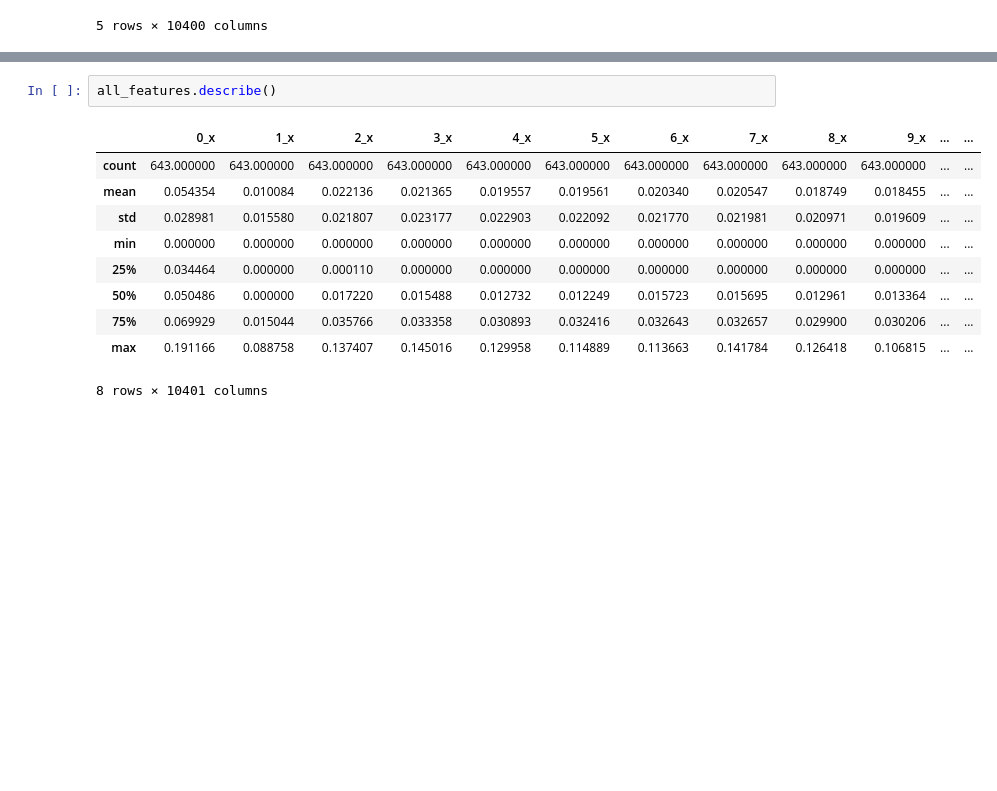
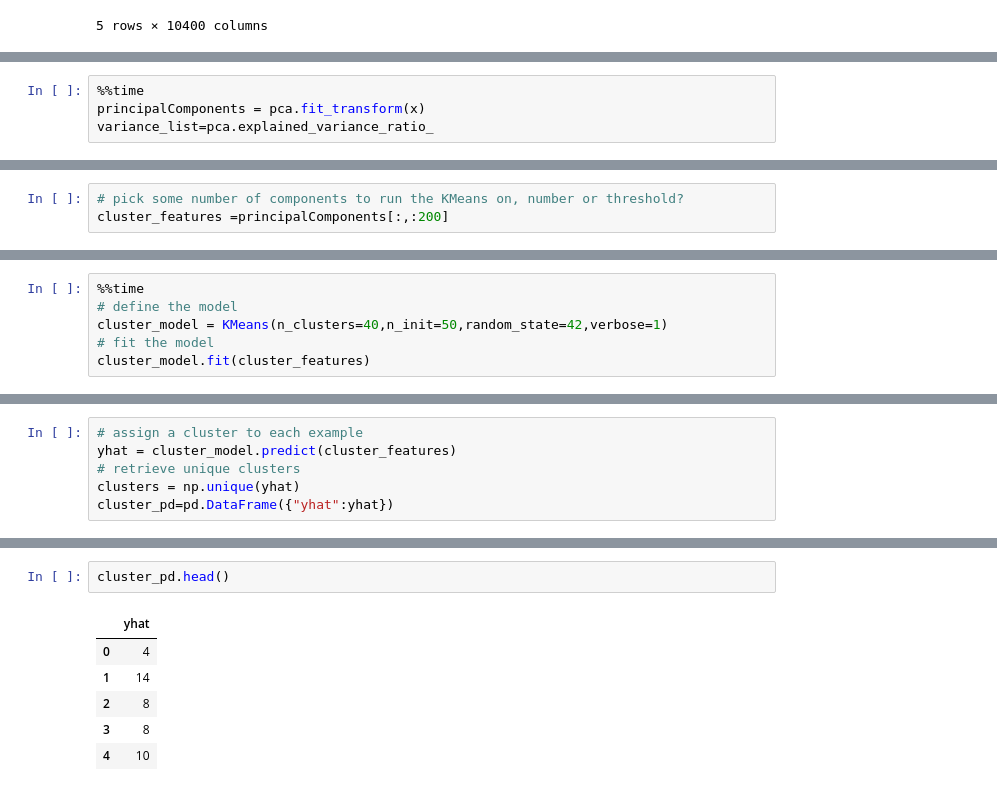
Before and after one commit to ai-for-public-services/img-rtc-demonstrator, a Jupyter notebook: code/feature-clustering.ipynb, the cells around one changed output, grey strips where cells are left out. Saved outputs shown, nothing was run; the diff lists cells and outputs as text; blank space fills up the shorter version.

```diff
--- a/code/feature-clustering.ipynb
+++ b/code/feature-clustering.ipynb
@@ -107,0 +174,4 @@ memory usage: 51.0 MB
+# %%
+%%time
+principalComponents = pca.fit_transform(x)
+variance_list=pca.explained_variance_ratio_
@@ -107,0 +268,3 @@ memory usage: 51.0 MB
+# %%
+# pick some number of components to run the KMeans on, number or threshold?
+cluster_features =principalComponents[:,:200]
@@ -121,0 +329,6 @@ all_features["yhat"]=yhat
+# %%
+%%time
+# define the model
+cluster_model = KMeans(n_clusters=40,n_init=50,random_state=42,verbose=1)
+# fit the model
+cluster_model.fit(cluster_features)
@@ -122,3 +354,9 @@ all_features["yhat"]=yhat
+# %%
+# assign a cluster to each example
+yhat = cluster_model.predict(cluster_features)
+# retrieve unique clusters
+clusters = np.unique(yhat)
+cluster_pd=pd.DataFrame({"yhat":yhat})
 # %%
 clusters
 # %% [output]
@@ -128,13 +365,9 @@ array([ 0,  1,  2,  3,  4,  5,  6,  7,  8,  9, 10, 11, 12, 13, 14, 15, 16,
 # %%
-all_features.describe()
+cluster_pd.head()
 # %% [output]
-|  | 0_x | 1_x | 2_x | 3_x | 4_x | 5_x | 6_x | 7_x | 8_x | 9_x | ... | ... |
-| count | 643.000000 | 643.000000 | 643.000000 | 643.000000 | 643.000000 | 643.000000 | 643.000000 | 643.000000 | 643.000000 | 643.000000 | ... | ... |
-| mean | 0.054354 | 0.010084 | 0.022136 | 0.021365 | 0.019557 | 0.019561 | 0.020340 | 0.020547 | 0.018749 | 0.018455 | ... | ... |
-| std | 0.028981 | 0.015580 | 0.021807 | 0.023177 | 0.022903 | 0.022092 | 0.021770 | 0.021981 | 0.020971 | 0.019609 | ... | ... |
-| min | 0.000000 | 0.000000 | 0.000000 | 0.000000 | 0.000000 | 0.000000 | 0.000000 | 0.000000 | 0.000000 | 0.000000 | ... | ... |
-| 25% | 0.034464 | 0.000000 | 0.000110 | 0.000000 | 0.000000 | 0.000000 | 0.000000 | 0.000000 | 0.000000 | 0.000000 | ... | ... |
-| 50% | 0.050486 | 0.000000 | 0.017220 | 0.015488 | 0.012732 | 0.012249 | 0.015723 | 0.015695 | 0.012961 | 0.013364 | ... | ... |
-| 75% | 0.069929 | 0.015044 | 0.035766 | 0.033358 | 0.030893 | 0.032416 | 0.032643 | 0.032657 | 0.029900 | 0.030206 | ... | ... |
-| max | 0.191166 | 0.088758 | 0.137407 | 0.145016 | 0.129958 | 0.114889 | 0.113663 | 0.141784 | 0.126418 | 0.106815 | ... | ... |
+|  | yhat |
+| 0 | 4 |
+| 1 | 14 |
+| 2 | 8 |
+| 3 | 8 |
+| 4 | 10 |
-8 rows × 10401 columns
```
Also changed, not shown: parts of 63 cells of this notebook, 6 other files.
